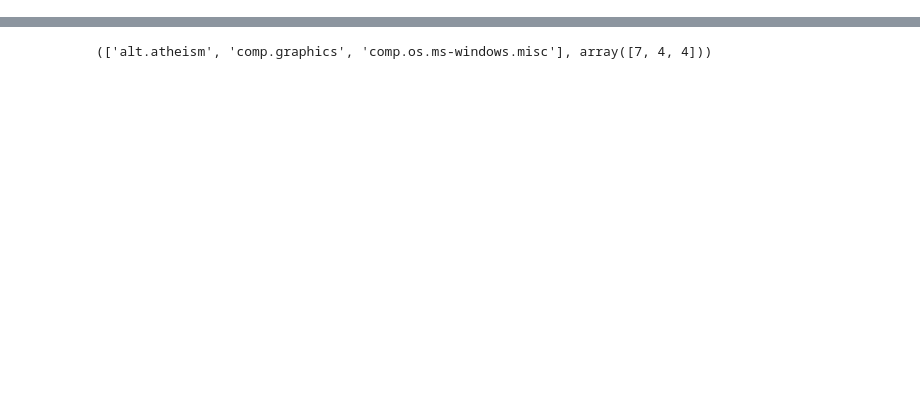
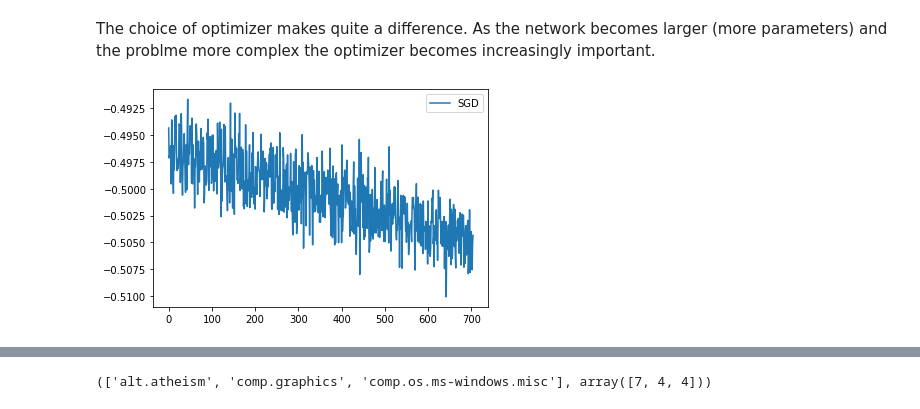
Before and after one commit to mattilyra/pydatanyc_2019, a Jupyter notebook: Part01_prerequisites.ipynb, the cells around one changed output, grey strips where cells are left out. Saved outputs shown, nothing was run; the diff lists cells and outputs as text; code cells hidden in the pictures; blank space fills up the shorter version.

```diff
--- a/Part01_prerequisites.ipynb
+++ b/Part01_prerequisites.ipynb
@@ -87,26 +97,6 @@ X_train, X_test, y_train, y_test = train_test_split(X, y)
 train_dataset = TensorDataset(torch.FloatTensor(X_train), torch.LongTensor(y_train))
 test_dataset = TensorDataset(torch.FloatTensor(X_test), torch.LongTensor(y_test))
 sampler = RandomSampler(train_dataset)
+
+# Utilize the data loader from pytorch to create batches of data
 train_data = DataLoader(train_dataset, sampler=sampler, batch_size=8)
-
-model = FeedForward(layer_spec)
-criterion = torch.nn.NLLLoss()
-optimizer = torch.optim.SGD(model.parameters(), lr = 0.01)
-# optimizer = torch.optim.Adam(model.parameters(), lr = 0.01)
-scheduler = LambdaLR(optimizer, lambda epoch: 1e-3)
-
-model.train()
-n_epochs = 150
-losses = []
-for i_epoch in range(n_epochs):
-    optimizer.zero_grad()
-    for x_, y_ in train_data:
-        # Forward pass
-        y_pred = model(x_)
-
-        # Compute Loss
-        loss = criterion(y_pred.squeeze(), y_)
-        losses.append(loss)
-        loss.backward()
-        optimizer.step()
-        scheduler.step()
@@ -119,0 +138,22 @@ plt.plot(losses)
+# %%
+from matplotlib import pyplot as plt
+import seaborn as sns
+
+model = FeedForward(layer_spec)
+criterion = torch.nn.NLLLoss()
+optimizer = torch.optim.SGD(model.parameters(), lr = 0.01)
+scheduler = LambdaLR(optimizer, lambda epoch: 1e-3)
+
+trained_model, losses_sgd = train_model(model, train_data, criterion, optimizer, scheduler, n_epochs=15)
+
+optimizer = torch.optim.Adam(model.parameters(), lr = 0.01)
+trained_model, losses_adam = train_model(model, train_data, criterion, optimizer, scheduler, n_epochs=15)
+# %% [markdown]
+The choice of optimizer makes quite a difference. As the network becomes larger (more parameters) and the problme more complex the optimizer becomes increasingly important.
+# %%
+%matplotlib inline
+
+plt.plot(losses_sgd, label='SGD');
+plt.legend();
+# %% [output]
+[figure, added]
```
Also changed, not shown: parts of 36 cells of this notebook, 4 other files.
